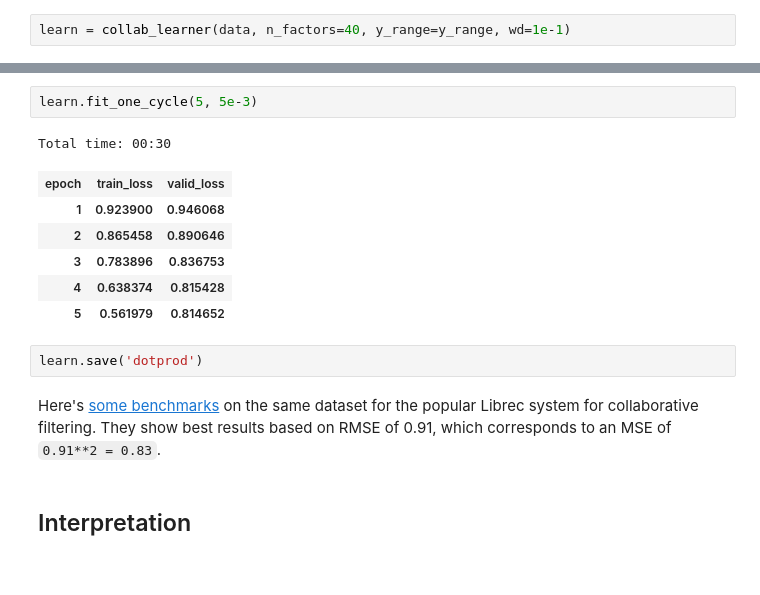
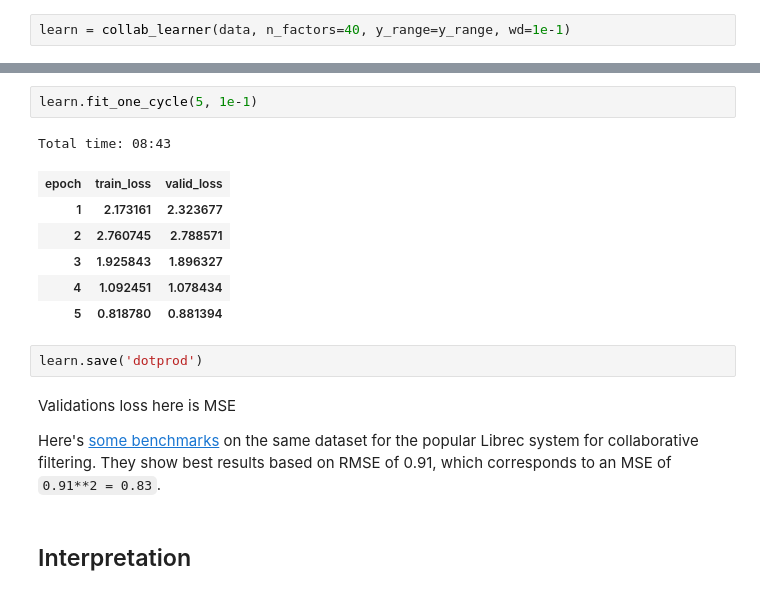
Before and after one commit to harpalsahota/DataScience, a Jupyter notebook: fastai/course_v3/lesson4-collab.ipynb, the cells around one changed output, grey strips where cells are left out. Saved outputs shown, nothing was run; the diff lists cells and outputs as text.

```diff
--- a/fastai/course_v3/lesson4-collab.ipynb
+++ b/fastai/course_v3/lesson4-collab.ipynb
@@ -105,16 +107,18 @@ LR Finder is complete, type {learner_name}.recorder.plot() to see the graph.
 # %%
-learn.fit_one_cycle(5, 5e-3)
+learn.fit_one_cycle(5, 1e-1)
 # %% [output]
-Total time: 00:30
+Total time: 08:43
 | epoch | train_loss | valid_loss |
-| 1 | 0.923900 | 0.946068 |
-| 2 | 0.865458 | 0.890646 |
-| 3 | 0.783896 | 0.836753 |
-| 4 | 0.638374 | 0.815428 |
-| 5 | 0.561979 | 0.814652 |
+| 1 | 2.173161 | 2.323677 |
+| 2 | 2.760745 | 2.788571 |
+| 3 | 1.925843 | 1.896327 |
+| 4 | 1.092451 | 1.078434 |
+| 5 | 0.818780 | 0.881394 |
 # %%
 learn.save('dotprod')
 # %% [markdown]
+Validations loss here is MSE
+
 Here's [some benchmarks](https://www.librec.net/release/v1.3/example.html) on the same dataset for the popular Librec system for collaborative filtering. They show best results based on RMSE of 0.91, which corresponds to an MSE of `0.91**2 = 0.83`.
 # %% [markdown]
 ## Interpretation
```
Also changed, not shown: parts of 18 cells of this notebook, 3 other files.
